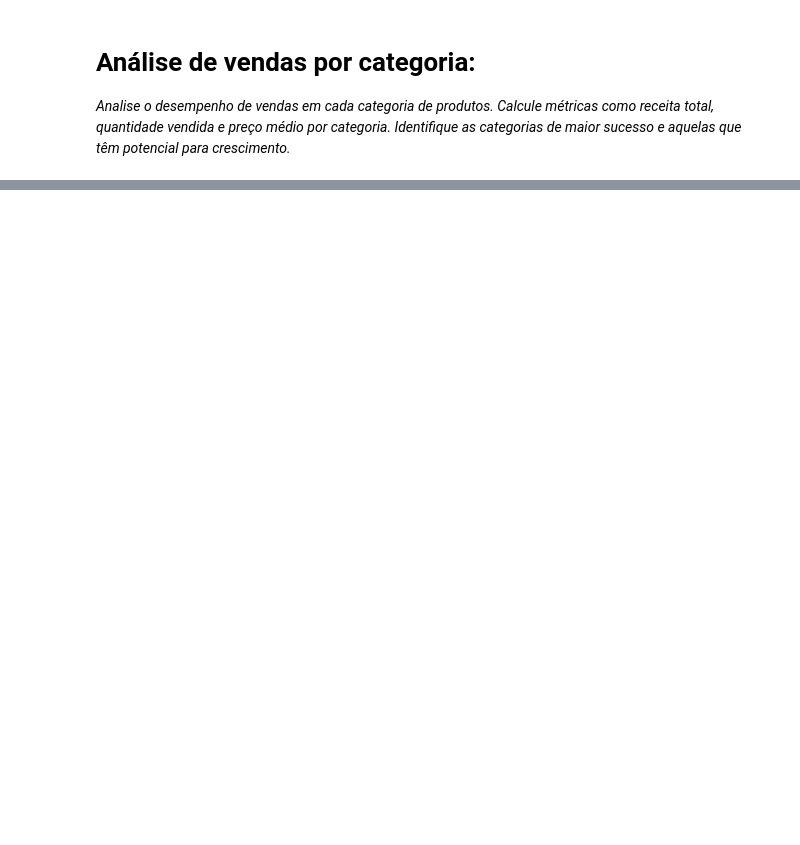
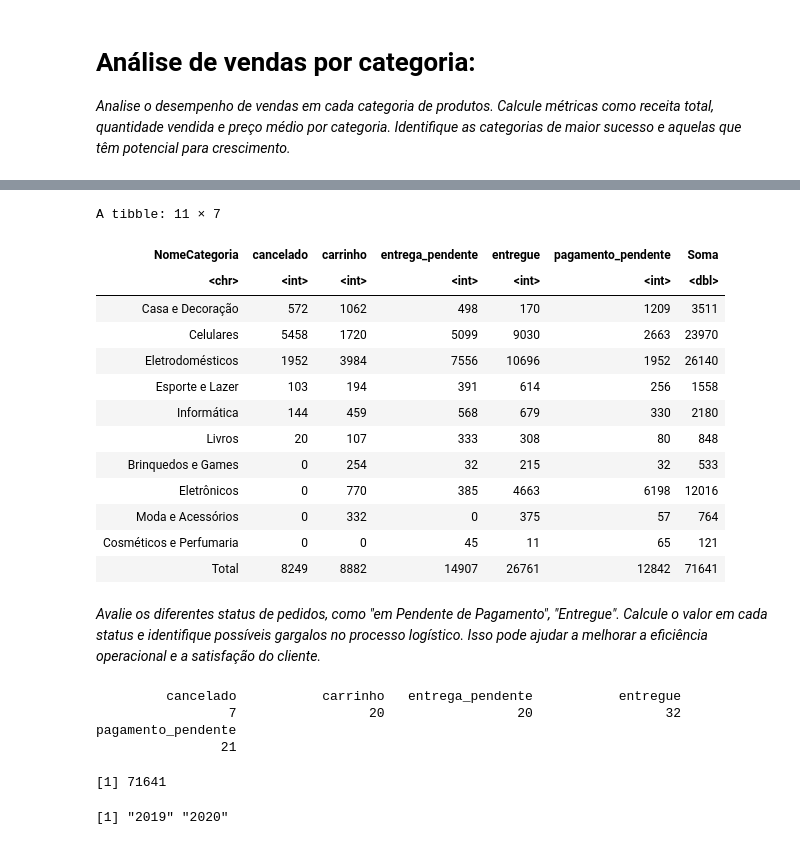
Before and after one commit to Gabrieldiasdeoliveira/Analise-Exploratria-Ecommerce, a Jupyter notebook: Estudo_Ecommerce_Inteligência_de_Mercado_.ipynb, the cells around one changed output, grey strips where cells are left out. Drawn from its saved outputs; the diff is of its cells as text; code cells hidden in the pictures; blank space fills up the shorter version.

```diff
--- a/Estudo_Ecommerce_Inteligência_de_Mercado_.ipynb
+++ b/Estudo_Ecommerce_Inteligência_de_Mercado_.ipynb
@@ -223,0 +212,62 @@ A data.frame: 100 × 14
+# %%
+# Agregar os dados por NomeCategoria, Status e calcular a soma do PrecoTotal
+dados_agrupados2 <- aggregate(PrecoTotal ~ NomeCategoria + Status, data = dados, FUN = sum)
+
+# Aplicar a função pivot_wider() para reformatar a tabela
+tabela_final2 <- pivot_wider(dados_agrupados2, names_from = Status, values_from = PrecoTotal, values_fill = 0)
+
+# Adicionar coluna com a soma de cada linha
+tabela_final2 <- tabela_final2 %>% mutate(Soma = rowSums(.[-1]))
+
+# Calcular a soma das colunas
+soma_colunas <- tabela_final2 %>% summarise(across(-1, sum))
+
+# Atribuir o nome "Total" à última linha
+soma_colunas <- soma_colunas %>% mutate(NomeCategoria = "Total")
+
+# Adicionar a linha de soma na tabela
+tabela_final2 <- bind_rows(tabela_final2, soma_colunas)
+
+# Exibir a tabela final atualizada
+tabela_final2
+# %% [output]
+A tibble: 11 × 7
+| NomeCategoria | cancelado | carrinho | entrega_pendente | entregue | pagamento_pendente | Soma |
+| <chr> | <int> | <int> | <int> | <int> | <int> | <dbl> |
+| Casa e Decoração | 572 | 1062 | 498 | 170 | 1209 | 3511 |
+| Celulares | 5458 | 1720 | 5099 | 9030 | 2663 | 23970 |
+| Eletrodomésticos | 1952 | 3984 | 7556 | 10696 | 1952 | 26140 |
+| Esporte e Lazer | 103 | 194 | 391 | 614 | 256 | 1558 |
+| Informática | 144 | 459 | 568 | 679 | 330 | 2180 |
+| Livros | 20 | 107 | 333 | 308 | 80 | 848 |
+| Brinquedos e Games | 0 | 254 | 32 | 215 | 32 | 533 |
+| Eletrônicos | 0 | 770 | 385 | 4663 | 6198 | 12016 |
+| Moda e Acessórios | 0 | 332 | 0 | 375 | 57 | 764 |
+| Cosméticos e Perfumaria | 0 | 0 | 45 | 11 | 65 | 121 |
+| Total | 8249 | 8882 | 14907 | 26761 | 12842 | 71641 |
+# %% [markdown]
+*Avalie os diferentes status de pedidos, como "em Pendente de Pagamento", "Entregue". Calcule o valor em cada status e identifique possíveis gargalos no processo logístico. Isso pode ajudar a melhorar a eficiência operacional e a satisfação do cliente.*
+# %%
+# Faça a contagem por status
+contagem_status <- table(dados$Status)
+
+# Exiba a contagem por status
+contagem_status
+# %% [output]
+         cancelado           carrinho   entrega_pendente           entregue
+                 7                 20                 20                 32
+pagamento_pendente
+                21
+# %%
+# Vamos verificar a soma de todos os status
+sum(dados$PrecoTotal)
+# %% [output]
+[1] 71641
+# %%
+# Extrair o ano da coluna DataCriacao
+anos <- unique(substr(dados$DataCriacao, 1, 4))
+
+# Exibir os anos únicos
+print(anos)
+# %% [output]
+[1] "2019" "2020"
```
Also changed, not shown: parts of 18 cells of this notebook.
